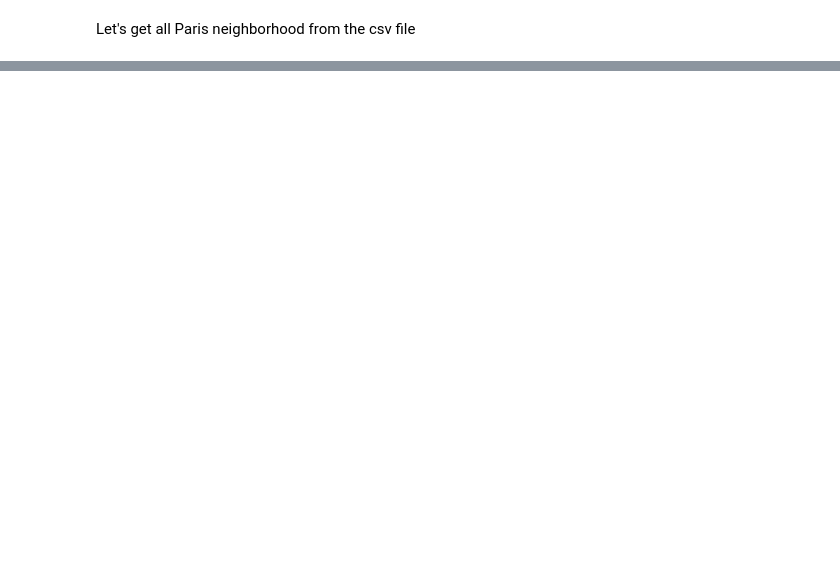
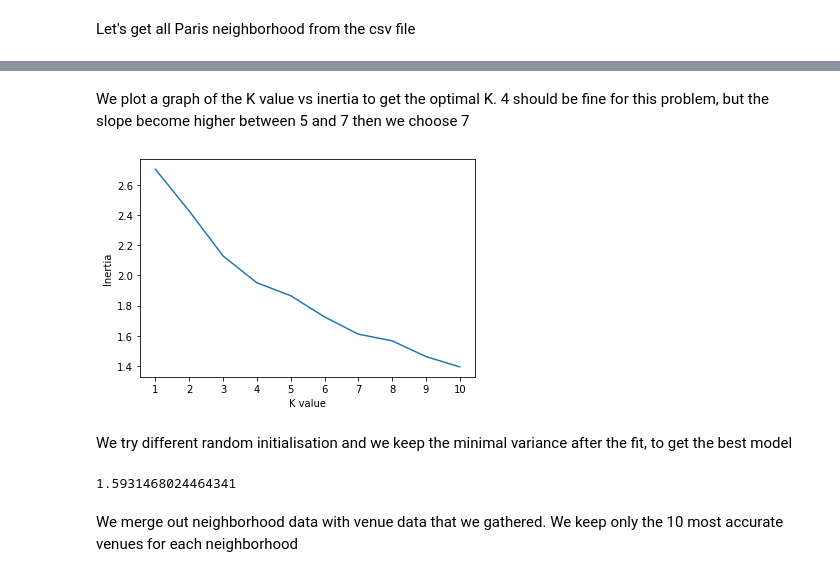
Before and after one commit to Extalium/Coursera-IBM-Capstone-project, a Jupyter notebook: Capstone Project - Paris Business Plan.ipynb, the cells around one changed output, grey strips where cells are left out. Cells and saved outputs as stored; diff of their text form; code cells hidden in the pictures; blank space fills up the shorter version.

```diff
--- a/Capstone Project - Paris Business Plan.ipynb
+++ b/Capstone Project - Paris Business Plan.ipynb
@@ -206,0 +68,4 @@ Paris_neighborhood
+# %%
+Paris_neighborhood = Paris_neighborhood.drop(["N_SQ_QU","C_QU","C_QUINSEE","PERIMETRE","SURFACE","N_SQ_AR","Geometry"],axis=1)
+Paris_neighborhood = Paris_neighborhood.rename(columns={"C_AR":"Borough","L_QU":"Neighborhood"})
+Paris_neighborhood.head(4)
@@ -206,0 +191,5 @@ Paris_neighborhood
+# %%
+Paris_venues = getNearbyVenues(names=Paris_neighborhood['Neighborhood'],
+                                   latitudes=Paris_neighborhood['Latitude'],
+                                   longitudes=Paris_neighborhood['Longitude']
+                                  )
@@ -206,0 +304,12 @@ Paris_neighborhood
+# %%
+# one hot encoding
+paris_onehot = pd.get_dummies(Paris_venues[['Venue Category']], prefix="", prefix_sep="")
+
+# add neighborhood column back to dataframe
+paris_onehot['Neighborhood'] = Paris_venues['Neighborhood']
+
+# move neighborhood column to the first column
+fixed_columns = [paris_onehot.columns[-1]] + list(paris_onehot.columns[:-1])
+paris_onehot = paris_onehot[fixed_columns]
+
+paris_onehot.head()
@@ -206,0 +330,3 @@ Paris_neighborhood
+# %%
+paris_grouped = paris_onehot.groupby('Neighborhood').mean().reset_index()
+paris_grouped.head(5)
@@ -206,0 +383,41 @@ Paris_neighborhood
+# %% [markdown]
+We plot a graph of the K value vs inertia to get the optimal K. 4 should be fine for this problem, but the slope become higher between 5 and 7 then we choose 7
+# %%
+# set the max number of clusters
+kclusters_max = 10
+variances = []
+kmeans = []
+K = [i for i in range(1,kclusters_max+1)]
+paris_grouped_clustering = paris_grouped.drop('Neighborhood', 1)
+for i in range(1,kclusters_max+1):
+    variance=0
+    model_KM = KMeans(n_clusters=i, random_state=1).fit(paris_grouped_clustering)
+    kmeans.append(model_KM)
+    variances.append(model_KM.inertia_)
+
+plt.plot(K,variances)
+plt.ylabel("Inertia")
+plt.xlabel("K value")
+plt.xticks([i for i in range(1,kclusters_max+1)])
+plt.show()
+# %% [output]
+[figure, added]
+# %% [markdown]
+We try different random initialisation and we keep the minimal variance after the fit, to get the best model
+# %%
+# set number of clusters
+kclusters = 7
+states = [i for i in range(100)]
+variances_random = []
+Kmeans_random = []
+for i in range(len(states)):
+    variance=0
+    model_KM = KMeans(n_clusters=kclusters, random_state=i).fit(paris_grouped_clustering)
+    Kmeans_random.append(model_KM)
+    variances_random.append(model_KM.inertia_)
+print(min(variances_random))
+index_min = variances_random.index(min(variances_random))
+# %% [output]
+1.5931468024464341
+# %% [markdown]
+We merge out neighborhood data with venue data that we gathered. We keep only the 10 most accurate venues for each neighborhood
```
Also changed, not shown: parts of 78 cells of this notebook, 1 other file.
